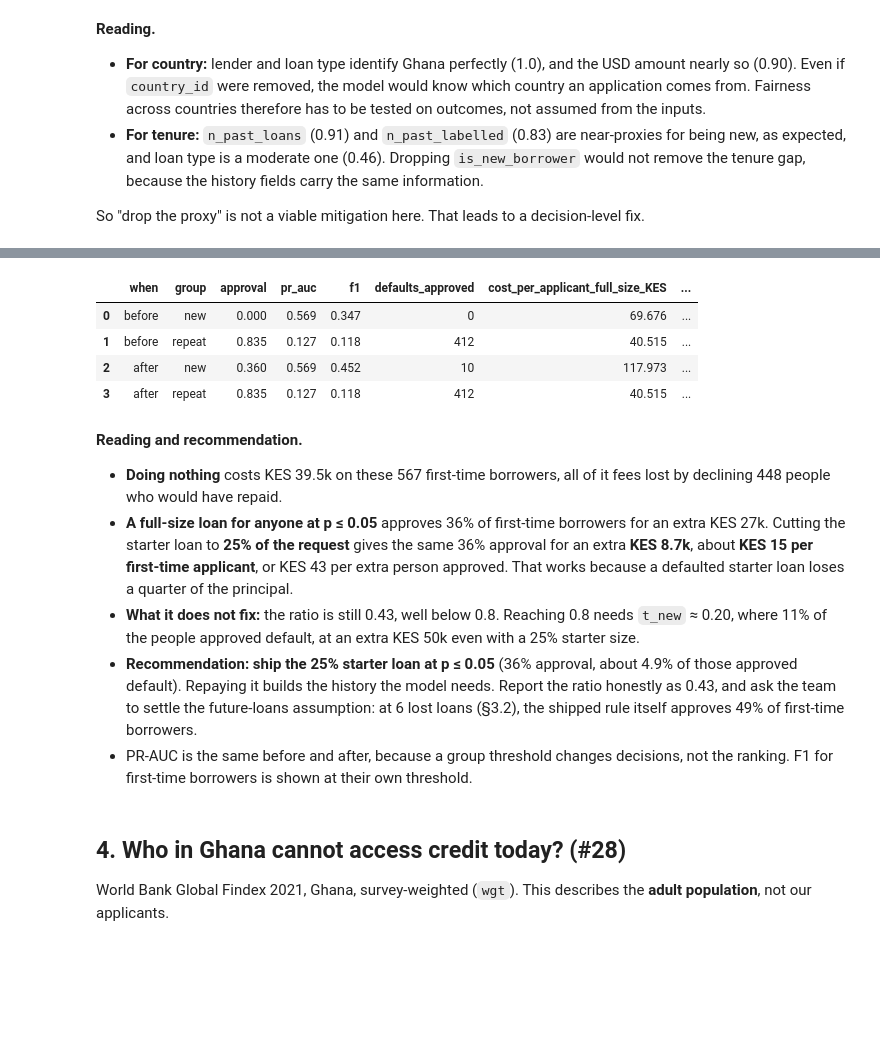
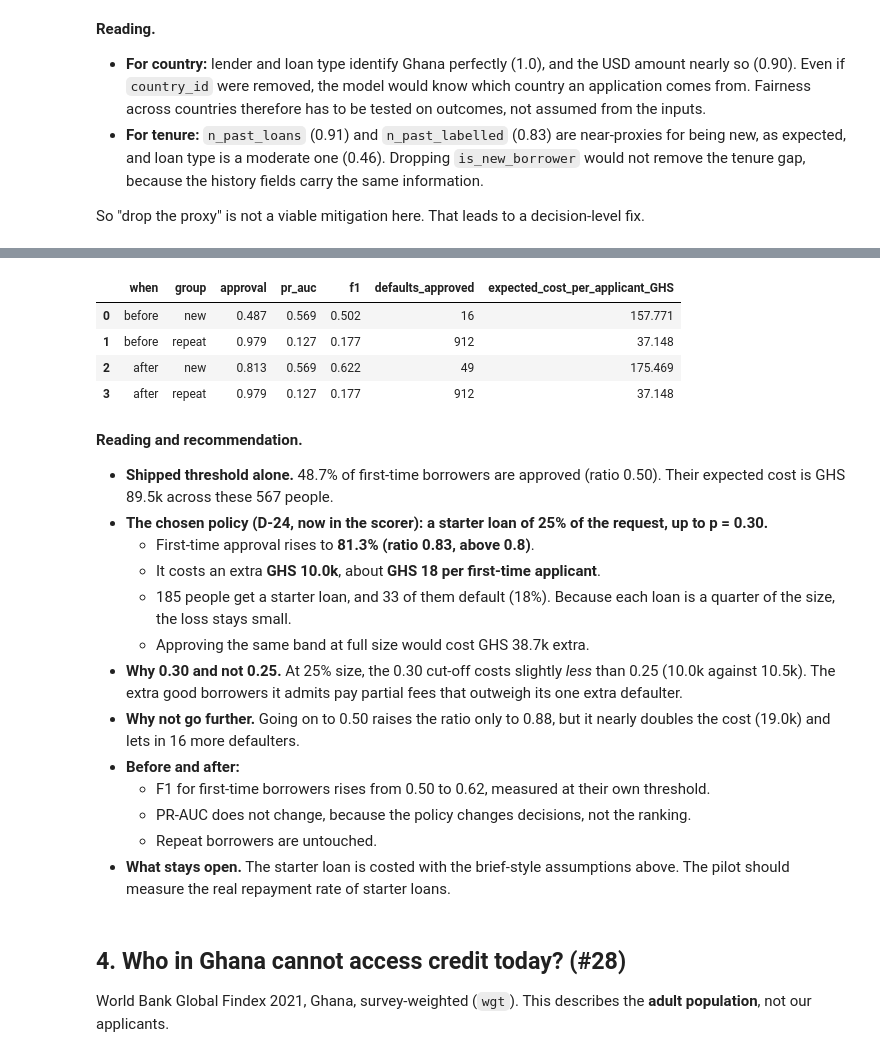
Before and after one commit to ASU-MICS-2028/mle-group-2-prosit-2, a Jupyter notebook: notebooks/04_transfer_and_fairness.ipynb, the cells around one changed output, grey strips where cells are left out. Saved outputs shown, nothing was run; the diff lists cells and outputs as text; code cells hidden in the pictures; blank space fills up the shorter version.

```diff
--- a/notebooks/04_transfer_and_fairness.ipynb
+++ b/notebooks/04_transfer_and_fairness.ipynb
@@ -35,11 +35,12 @@ from src.evaluation import (
     cost_matrix_threshold,
     decision_cost_by_group,
     disaggregated_evaluation,
+    load_cost_config,
     proxy_strength,
     run_domain_classifier,
 )
 from src.processing import load_features
-from src.serving.batch import score_frame
+from src.serving import decide, score_frame
 from src.training import run_cv
 from src.visualization import (
     plot_domain_scores,
@@ -54,8 +55,13 @@ df = load_features()
 train = df[df["split"] == "train"]
 test = df[df["split"] == "test"]
 
-cost = cost_matrix_threshold()       # shipped: KES, configs/cost_matrix.yaml (D-19)
+cost = cost_matrix_threshold()                  # shipped: cedis, configs/cost_matrix.yaml (D-26)
 THR = cost["threshold"]
-THR_GHS = 0.036                      # Henry's cedi cost matrix from Ghana's own loans (D-22), as a sensitivity
-print(f"Shipped threshold {THR:.4f}  (C_FP {cost['c_fp']:.0f} KES, C_FN {cost['c_fn']:.0f} KES);  cedi threshold {THR_GHS}")
+STARTER = load_cost_config()["starter_loan"]    # first-time borrowers just above THR get a starter loan (D-24)
+# Earlier cost matrices, kept as sensitivities
+THR_KES = cost_matrix_threshold(principal=5249, fee_rate=0.0168, collection_cost=250, future_loans=1)["threshold"]  # D-19
+THR_1LOAN = cost_matrix_threshold(future_loans=1)["threshold"]   # D-22: cedis, only this loan lost
+THR_6LOANS = cost_matrix_threshold(future_loans=6)["threshold"]
+print(f"Shipped threshold {THR:.4f}  (C_FP {cost['c_fp']:.0f} GHS, C_FN {cost['c_fn']:.0f} GHS); starter loan {STARTER}")
+print(f"Sensitivities: KES (D-19) {THR_KES:.4f} · cedis, 1 loan lost {THR_1LOAN:.4f} · cedis, 6 loans lost {THR_6LOANS:.4f}")
 # %% [output]
@@ -102,7 +109,7 @@ for m, p in oof.items():
         "mean_calibrated": p["y_cal"].mean(),
         "approved_raw": np.mean(p["y_pred"] <= THR),
         "approved_calibrated": np.mean(p["y_cal"] <= THR),
-        f"approved_at_{THR_GHS}": np.mean(p["y_cal"] <= THR_GHS),
+        f"approved_at_KES_{THR_KES:.3f}": np.mean(p["y_cal"] <= THR_KES),
         "recall": r["recall"],
         "precision": r["precision"],
     })
@@ -407,34 +444,41 @@ mit.round(3)
 # %%
-# Before / after for the recommended option: first-time borrowers with p <= 0.05 get a 25% starter loan
-T_NEW, SIZE = 0.05, 0.25
-fair["approve_before"] = fair["y_pred"] <= THR
-fair["approve_after"] = np.where(fair["is_new_borrower"] == 1, fair["y_pred"] <= T_NEW, fair["approve_before"])
+# Before / after with the scorer's own rule (`decide`): before = threshold only, after = with the configured starter loan
+dec_before, _ = decide(fair["y_pred"], 1.0, np.inf, fair["is_new_borrower"], THR)
+dec_after, _ = decide(fair["y_pred"], 1.0, np.inf, fair["is_new_borrower"], THR, STARTER)
+fair["approve_before"], fair["approve_after"] = dec_before != "decline", dec_after != "decline"
+chosen = mit.query("starter_up_to == @STARTER['max_probability'] and size == @STARTER['share_of_request']")
 rows = []
 for label, col in [("before", "approve_before"), ("after", "approve_after")]:
     money = decision_cost_by_group(fair, "tenure", col, c_fp=cost["c_fp"], c_fn=cost["c_fn"]).set_index("group")
     for g, gdf in fair.groupby("tenure"):
-        thr_g = T_NEW if (label == "after" and g == "new") else THR
+        thr_g = STARTER["max_probability"] if (label == "after" and g == "new") else THR
         m = classification_metrics(gdf["y_true"], gdf["y_pred"], threshold=thr_g)
+        per_app = (chosen["total_cost_GHS"].iloc[0] / len(nb) if (label == "after" and g == "new")
+                   else money.loc[g, "cost_per_applicant"])
         rows.append({"when": label, "group": g, "approval": gdf[col].mean(), "pr_auc": m["pr_auc"], "f1": m["f1"],
-                     "defaults_approved": money.loc[g, "defaults_approved"],
-                     "cost_per_applicant_full_size_KES": money.loc[g, "cost_per_applicant"]})
-ba = pd.DataFrame(rows)
-new_after = ba.query("when == 'after' and group == 'new'").index
-ba.loc[new_after, "cost_per_applicant_starter_KES"] = mit.query("t_new == @T_NEW and size == @SIZE")["total_cost_KES"].iloc[0] / len(nb)
-ba.round(3)
+                     "defaults_approved": money.loc[g, "defaults_approved"], "expected_cost_per_applicant_GHS": per_app})
+pd.DataFrame(rows).round(3)
 # %% [output]
-|  | when | group | approval | pr_auc | f1 | defaults_approved | cost_per_applicant_full_size_KES | ... |
-| 0 | before | new | 0.000 | 0.569 | 0.347 | 0 | 69.676 | ... |
-| 1 | before | repeat | 0.835 | 0.127 | 0.118 | 412 | 40.515 | ... |
-| 2 | after | new | 0.360 | 0.569 | 0.452 | 10 | 117.973 | ... |
-| 3 | after | repeat | 0.835 | 0.127 | 0.118 | 412 | 40.515 | ... |
+|  | when | group | approval | pr_auc | f1 | defaults_approved | expected_cost_per_applicant_GHS |
+| 0 | before | new | 0.487 | 0.569 | 0.502 | 16 | 157.771 |
+| 1 | before | repeat | 0.979 | 0.127 | 0.177 | 912 | 37.148 |
+| 2 | after | new | 0.813 | 0.569 | 0.622 | 49 | 175.469 |
+| 3 | after | repeat | 0.979 | 0.127 | 0.177 | 912 | 37.148 |
 # %% [markdown]
 **Reading and recommendation.**
-- **Doing nothing** costs KES 39.5k on these 567 first-time borrowers, all of it fees lost by declining 448 people who would have repaid.
-- **A full-size loan for anyone at p ≤ 0.05** approves 36% of first-time borrowers for an extra KES 27k. Cutting the starter loan to **25% of the request** gives the same 36% approval for an extra **KES 8.7k**, about **KES 15 per first-time applicant**, or KES 43 per extra person approved. That works because a defaulted starter loan loses a quarter of the principal.
-- **What it does not fix:** the ratio is still 0.43, well below 0.8. Reaching 0.8 needs `t_new` ≈ 0.20, where 11% of the people approved default, at an extra KES 50k even with a 25% starter size.
-- **Recommendation: ship the 25% starter loan at p ≤ 0.05** (36% approval, about 4.9% of those approved default). Repaying it builds the history the model needs. Report the ratio honestly as 0.43, and ask the team to settle the future-loans assumption: at 6 lost loans (§3.2), the shipped rule itself approves 49% of first-time borrowers.
-- PR-AUC is the same before and after, because a group threshold changes decisions, not the ranking. F1 for first-time borrowers is shown at their own threshold.
+- **Shipped threshold alone.** 48.7% of first-time borrowers are approved (ratio 0.50). Their expected cost is GHS 89.5k across these 567 people.
+- **The chosen policy (D-24, now in the scorer): a starter loan of 25% of the request, up to p = 0.30.**
+  - First-time approval rises to **81.3% (ratio 0.83, above 0.8)**.
+  - It costs an extra **GHS 10.0k**, about **GHS 18 per first-time applicant**.
+  - 185 people get a starter loan, and 33 of them default (18%). Because each loan is a quarter of the size, the loss stays small.
+  - Approving the same band at full size would cost GHS 38.7k extra.
+- **Why 0.30 and not 0.25.** At 25% size, the 0.30 cut-off costs slightly *less* than 0.25 (10.0k against 10.5k). The extra good borrowers it admits pay partial fees that outweigh its one extra defaulter.
+- **Why not go further.** Going on to 0.50 raises the ratio only to 0.88, but it nearly doubles the cost (19.0k) and lets in 16 more defaulters.
+- **Before and after:**
+  - F1 for first-time borrowers rises from 0.50 to 0.62, measured at their own threshold.
+  - PR-AUC does not change, because the policy changes decisions, not the ranking.
+  - Repeat borrowers are untouched.
+- **What stays open.** The starter loan is costed with the brief-style assumptions above. The pilot should measure the real repayment rate of starter loans.
 # %% [markdown]
 ## 4. Who in Ghana cannot access credit today? (#28)
 
```
Also changed, not shown: parts of 17 cells of this notebook, 20 other files.
